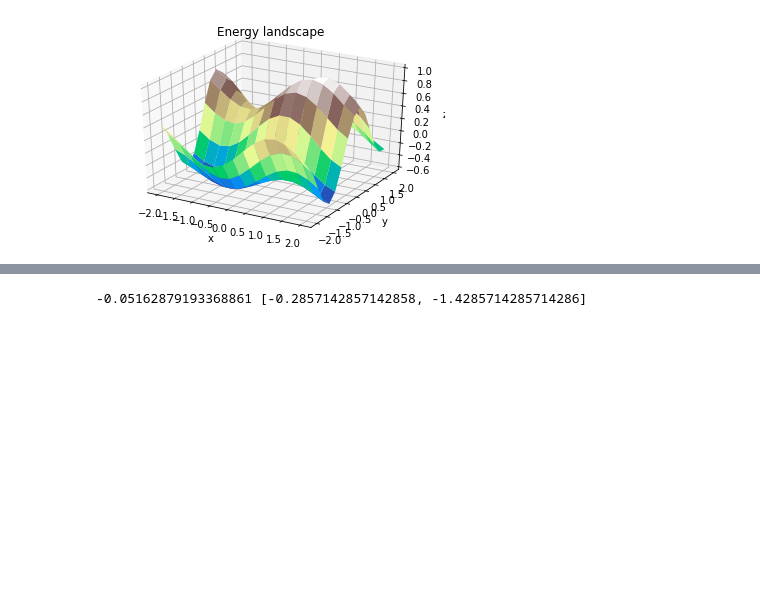
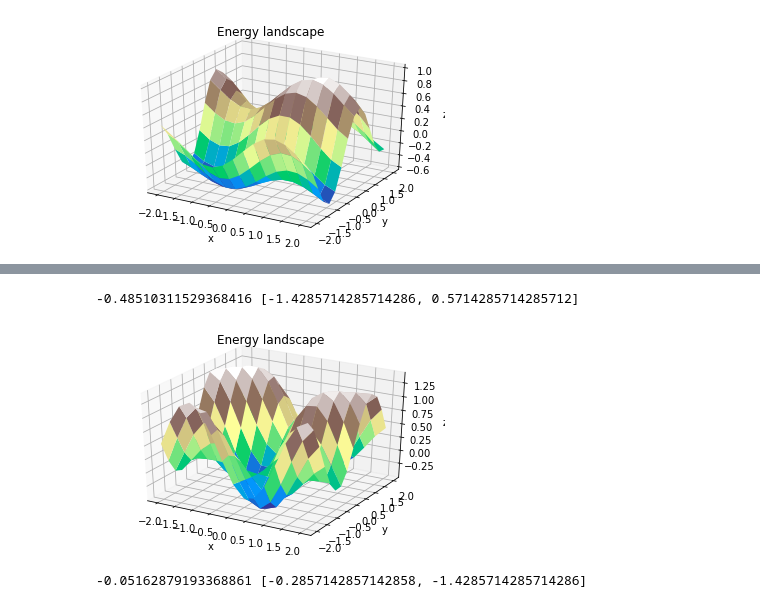
Before and after one commit to PanPalitta/QAOA, a Jupyter notebook: Opt_QAOA.ipynb, the cells around one changed output, grey strips where cells are left out. Drawn from its saved outputs; the diff is of its cells as text; code cells hidden in the pictures; blank space fills up the shorter version.

```diff
--- a/Opt_QAOA.ipynb
+++ b/Opt_QAOA.ipynb
@@ -319,3 +324,21 @@ plt.show()
+# %%
+min_val=np.amin(landscape)
+ind=np.unravel_index(np.argmin(landscape),landscape.shape)
+coor=[X[ind[0],ind[0]],Y[ind[1],ind[1]]]
+
+print(min_val,coor)
+
+fig = plt.figure()
+ax = plt.axes(projection='3d')
+ax.plot_surface(X, Y, landscape, cmap='terrain')
+ax.set_xlabel('x')
+ax.set_ylabel('y')
+ax.set_zlabel('z')
+ax.set_title('Energy landscape')
+plt.show()
+# %% [output]
+-0.48510311529368416 [-1.4285714285714286, 0.5714285714285712]
+[figure, added]
 # %%
 min_val=np.amin(z)
 ind=np.unravel_index(np.argmin(z),z.shape)
```
Also changed, not shown: parts of 6 cells of this notebook.
